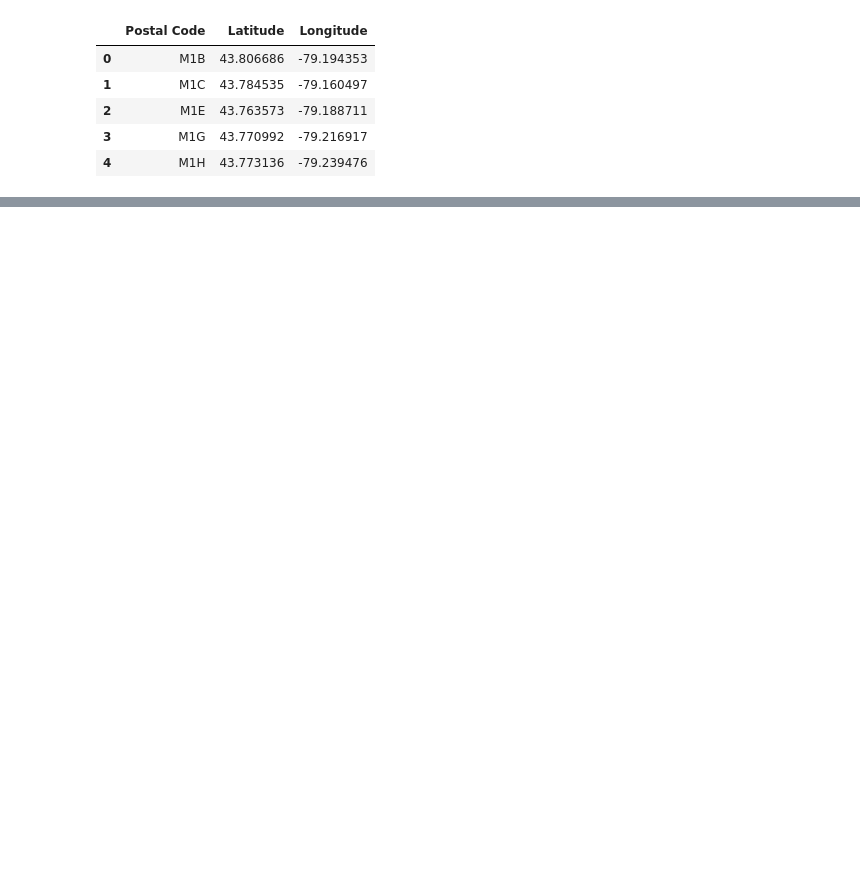
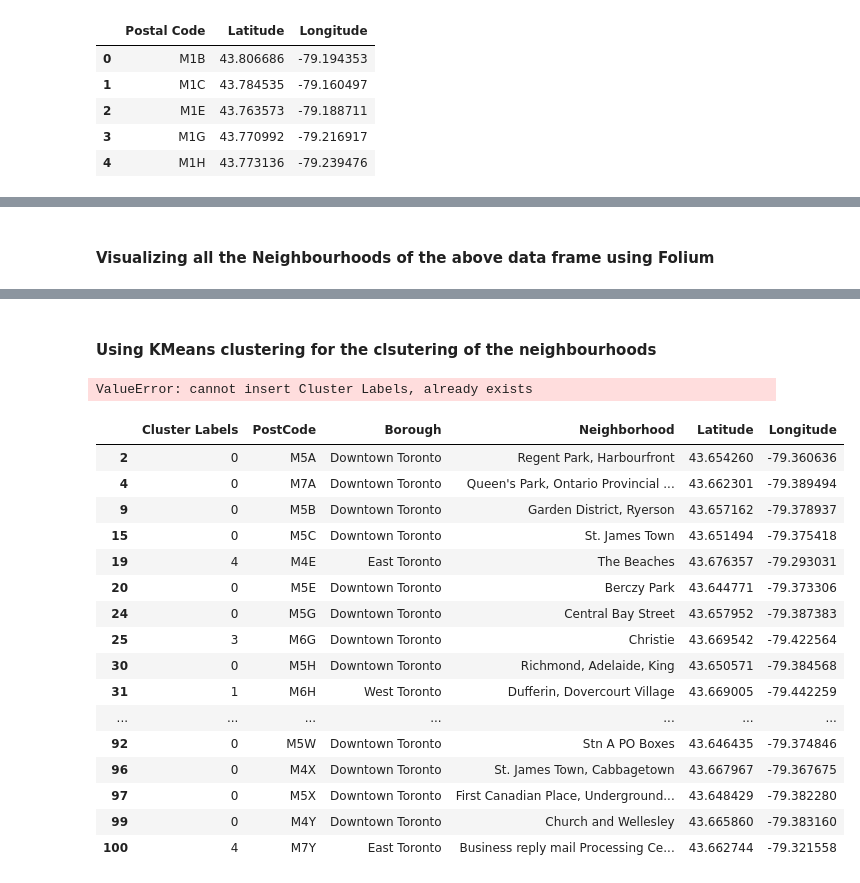
Before and after one commit to SheetalNayak3/AppliedDataScienceCapstone, a Jupyter notebook: segmentation_Clustering.ipynb, the cells around one changed output, grey strips where cells are left out. Saved outputs shown, nothing was run; the diff lists cells and outputs as text; code cells hidden in the pictures; blank space fills up the shorter version.

```diff
--- a/segmentation_Clustering.ipynb
+++ b/segmentation_Clustering.ipynb
@@ -138 +211,3 @@ df3.head()
+# %% [markdown]
+#### Visualizing all the Neighbourhoods of the above data frame using Folium
 # %%
@@ -156,3 +228,33 @@ for lat,lng,borough,neighbourhood in zip(df4['Latitude'],df4['Longitude'],df4['B
 map_toronto
 # %% [output]
 [interactive output not drawn]
+# %% [markdown]
+#### Using KMeans clustering for the clsutering of the neighbourhoods
+# %%
+k=5
+toronto_clustering = df4.drop(['PostCode','Borough','Neighborhood'],1)
+kmeans = KMeans(n_clusters = k,random_state=0).fit(toronto_clustering)
+kmeans.labels_
+df4.insert(0, 'Cluster Labels', kmeans.labels_)
+# %% [output]
+ValueError: cannot insert Cluster Labels, already exists
+# %%
+df4.drop('Cluster Labels1',axis=1)
+# %% [output]
+|  | Cluster Labels | PostCode | Borough | Neighborhood | Latitude | Longitude |
+| 2 | 0 | M5A | Downtown Toronto | Regent Park, Harbourfront | 43.654260 | -79.360636 |
+| 4 | 0 | M7A | Downtown Toronto | Queen's Park, Ontario Provincial ... | 43.662301 | -79.389494 |
+| 9 | 0 | M5B | Downtown Toronto | Garden District, Ryerson | 43.657162 | -79.378937 |
+| 15 | 0 | M5C | Downtown Toronto | St. James Town | 43.651494 | -79.375418 |
+| 19 | 4 | M4E | East Toronto | The Beaches | 43.676357 | -79.293031 |
+| 20 | 0 | M5E | Downtown Toronto | Berczy Park | 43.644771 | -79.373306 |
+| 24 | 0 | M5G | Downtown Toronto | Central Bay Street | 43.657952 | -79.387383 |
+| 25 | 3 | M6G | Downtown Toronto | Christie | 43.669542 | -79.422564 |
+| 30 | 0 | M5H | Downtown Toronto | Richmond, Adelaide, King | 43.650571 | -79.384568 |
+| 31 | 1 | M6H | West Toronto | Dufferin, Dovercourt Village | 43.669005 | -79.442259 |
+| ... | ... | ... | ... | ... | ... | ... |
+| 92 | 0 | M5W | Downtown Toronto | Stn A PO Boxes | 43.646435 | -79.374846 |
+| 96 | 0 | M4X | Downtown Toronto | St. James Town, Cabbagetown | 43.667967 | -79.367675 |
+| 97 | 0 | M5X | Downtown Toronto | First Canadian Place, Underground... | 43.648429 | -79.382280 |
+| 99 | 0 | M4Y | Downtown Toronto | Church and Wellesley | 43.665860 | -79.383160 |
+| 100 | 4 | M7Y | East Toronto | Business reply mail Processing Ce... | 43.662744 | -79.321558 |
```
Also changed, not shown: parts of 14 cells of this notebook.
